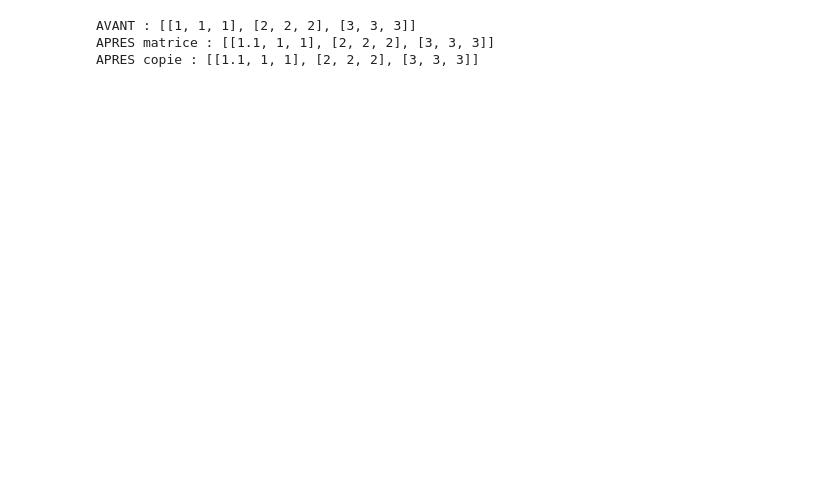
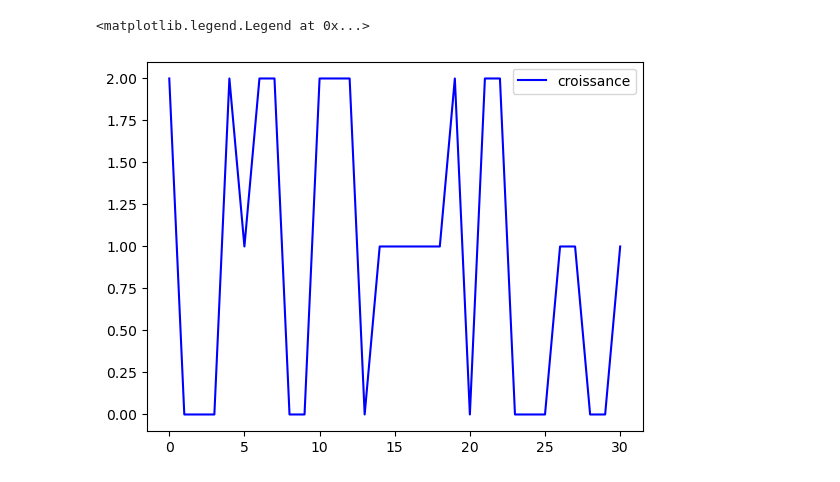
Before and after one commit to codepromaster67/Projet-ARE, a Jupyter notebook: ARe_projet_cas2.ipynb, the cells around one changed output. Saved outputs shown, nothing was run; the diff lists cells and outputs as text; code cells hidden in the pictures; blank space fills up the shorter version.

```diff
--- a/ARe_projet_cas2.ipynb
+++ b/ARe_projet_cas2.ipynb
@@ -179,11 +178,6 @@ etat0_cas2[0]
 # %%
-matrice = [[1,1,1],[2,2,2],[3,3,3]]
-print("AVANT :", matrice)
-matrice_copie = matrice.copy()
-matrice_copie[0][0] += 0.1
-print("APRES matrice :", matrice)
-print("APRES copie :", matrice_copie)
+plt.plot(abscisse, etat2_cas2_volatile[1], color = 'blue', label = "croissance")
+plt.legend()
 # %% [output]
-AVANT : [[1, 1, 1], [2, 2, 2], [3, 3, 3]]
-APRES matrice : [[1.1, 1, 1], [2, 2, 2], [3, 3, 3]]
-APRES copie : [[1.1, 1, 1], [2, 2, 2], [3, 3, 3]]
+<matplotlib.legend.Legend at 0x...>
+[figure, added]
```
Also changed, not shown: parts of 3 cells of this notebook.
